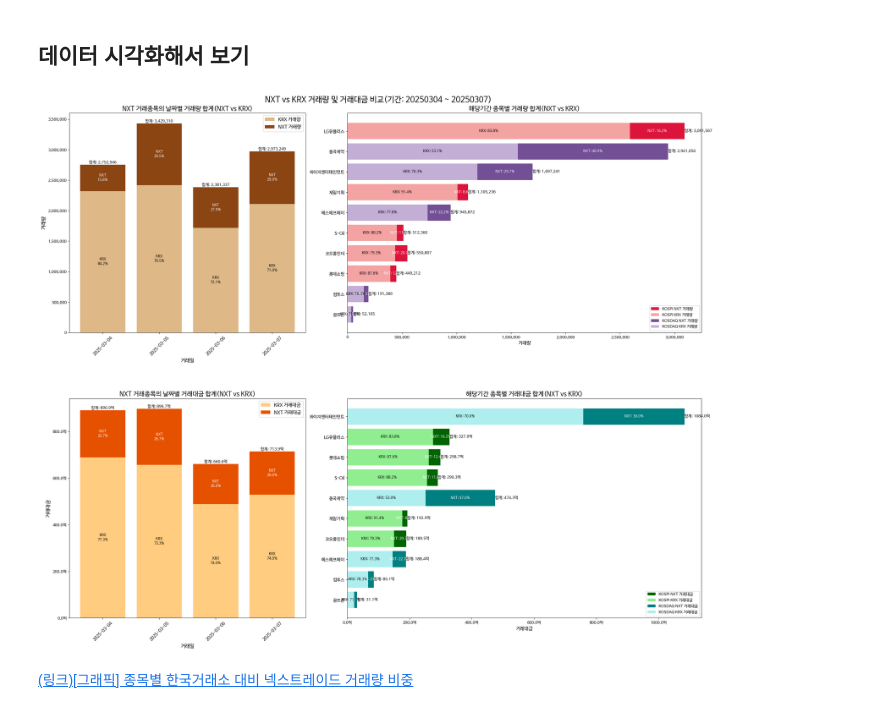
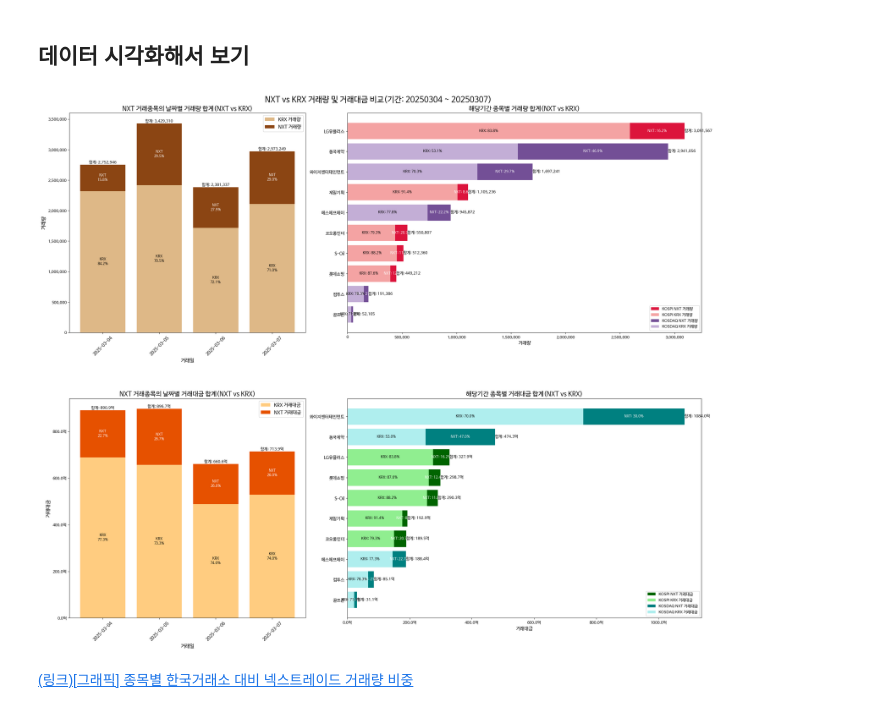
Before and after one commit to beaten-by-the-market/krxnewsscrap, a Jupyter notebook: krxvsnxt_cumul.ipynb, the cells around one changed output. Drawn from its saved outputs; the diff is of its cells as text; code cells hidden in the pictures.

```diff
--- a/krxvsnxt_cumul.ipynb
+++ b/krxvsnxt_cumul.ipynb
@@ -367,8 +354,11 @@ ax1.get_yaxis().set_major_formatter(plt.FuncFormatter(lambda x, loc: "{:,}".form
 ax1.legend(fontsize=12)
 
 # ============= 우상단 그래프: 종목별 거래량 =============
+# 전체 거래대금 기준 내림차순 정렬
+df_bystock['합계거래량'] = df_bystock['KRX거래량']+df_bystock['NXT거래량']
+
 # 전체 거래량 기준 내림차순 정렬
-df_bystock_sorted_vol = df_bystock.sort_values(by='KRX거래량', ascending=False)
+df_bystock_sorted_vol = df_bystock.sort_values(by='합계거래량', ascending=False)
 
 # Y축 위치 설정
 y = np.arange(len(df_bystock_sorted_vol))
@@ -472,7 +462,10 @@ ax3.legend(fontsize=12)
 
 # ============= 우하단 그래프: 종목별 거래대금 =============
 # 전체 거래대금 기준 내림차순 정렬
-df_bystock_sorted_val = df_bystock.sort_values(by='KRX거래대금', ascending=False)
+df_bystock['합계거래대금'] = df_bystock['KRX거래대금']+df_bystock['NXT거래대금']
+
+# 전체 거래대금 기준 내림차순 정렬
+df_bystock_sorted_val = df_bystock.sort_values(by='합계거래대금', ascending=False)
 
 # Y축 위치 설정
 y = np.arange(len(df_bystock_sorted_val))
@@ -516,34 +509,34 @@ ax4.set_xlabel('거래대금', fontsize=12)
 ax4.set_title('해당기간 종목별 거래대금 합계(NXT vs KRX)', fontsize=16)
 
 # X축 단위 설정 (억원)
 ax4.get_xaxis().set_major_formatter(plt.FuncFormatter(lambda x, loc: "{:.1f}억".format(x/100000000)))
 
 # Y축 반전
 ax4.invert_yaxis()
 
 # 범례 추가
 val_leg_handles = [
     plt.Rectangle((0,0),1,1,fc="#006400", edgecolor='none'),
     plt.Rectangle((0,0),1,1,fc="#90EE90", edgecolor='none'),
     plt.Rectangle((0,0),1,1,fc="#008080", edgecolor='none'),
     plt.Rectangle((0,0),1,1,fc="#AFEEEE", edgecolor='none')
 ]
 
 ax4.legend(val_leg_handles,
            ['KOSPI NXT 거래대금', 'KOSPI KRX 거래대금',
             'KOSDAQ NXT 거래대금', 'KOSDAQ KRX 거래대금'],
            fontsize=10, loc='lower right')
 
 # 전체 그림 제목 (상단에 표시)
 plt.suptitle(f'NXT vs KRX 거래량 및 거래대금 비교(기간: {period})', fontsize=20)
 
 # 전체 레이아웃 조정
 plt.tight_layout()
 plt.subplots_adjust(top=0.95, hspace=0.3)  # 상단 여백 및 그래프 간 간격 조정
 
 plt.show()
 # %% [output]
-[figure, old version]
+[figure, new version]
 # %% [markdown]
 [(링크)[그래픽] 종목별 한국거래소 대비 넥스트레이드 거래량 비중](https://www.yna.co.kr/view/GYH20250304001100044?input=1363m)
 # %% [markdown]
```
Also changed, not shown: parts of 1 cell of this notebook.
